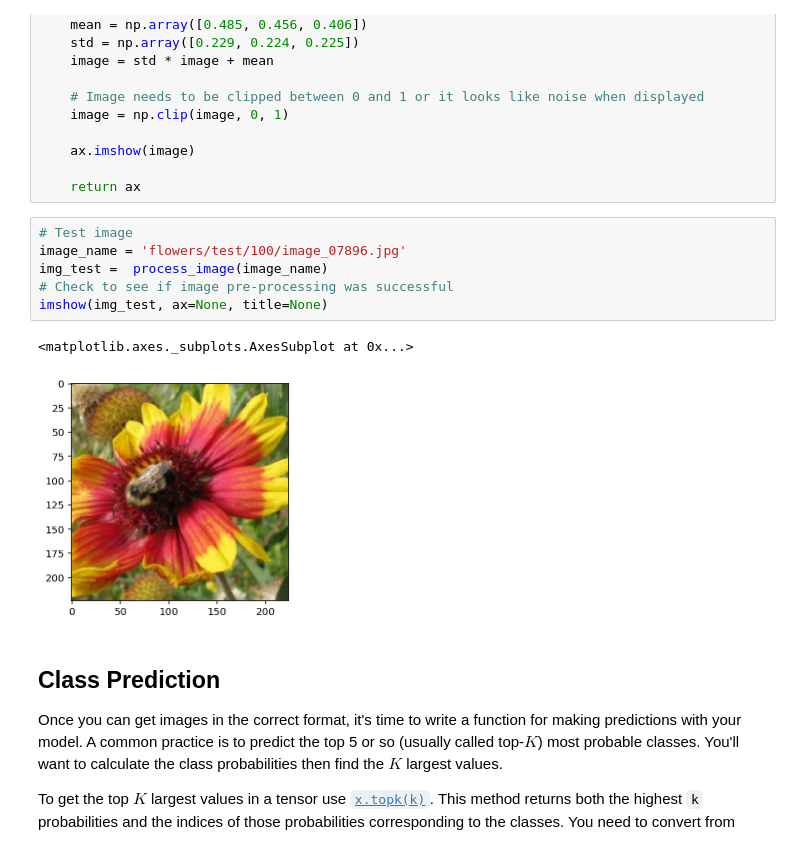
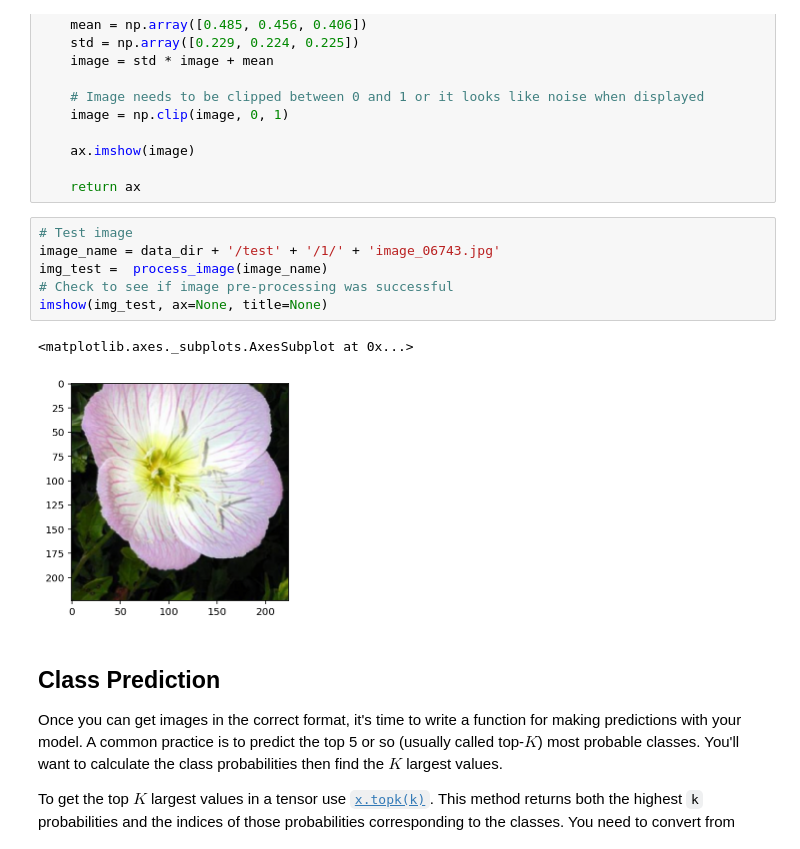
Before and after one commit to MahmoudHousam/Finding-Donors-for-ChartiyML, a Jupyter notebook: Image Classifier Project.ipynb, the cells around one changed output. Cells and saved outputs as stored; diff of their text form.

```diff
--- a/Image Classifier Project.ipynb
+++ b/Image Classifier Project.ipynb
@@ -375,13 +375,13 @@ def imshow(image, ax=None, title=None):
     return ax
 # %%
 # Test image
-image_name = 'flowers/test/100/image_07896.jpg'
+image_name = data_dir + '/test' + '/1/' + 'image_06743.jpg'
 img_test =  process_image(image_name)
 # Check to see if image pre-processing was successful
 imshow(img_test, ax=None, title=None)
 # %% [output]
 <matplotlib.axes._subplots.AxesSubplot at 0x...>
-[figure, old version]
+[figure, new version]
 # %% [markdown]
 ## Class Prediction
 
```
Also changed, not shown: parts of 2 cells of this notebook.
